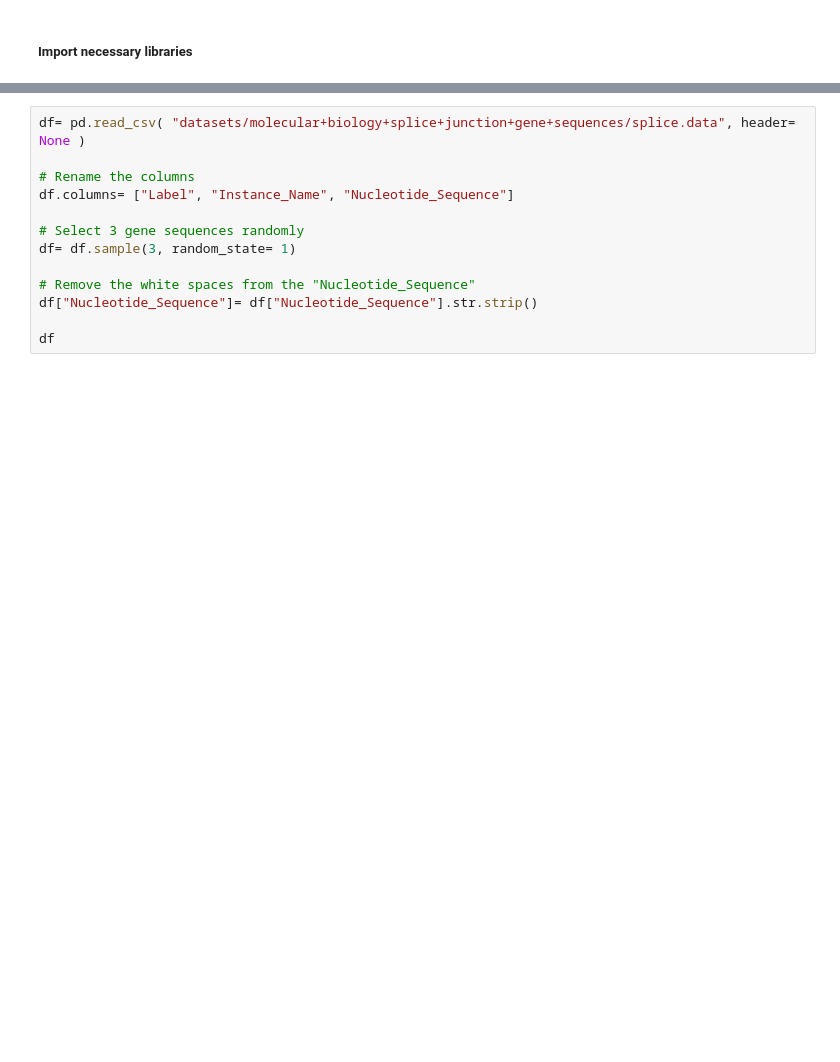
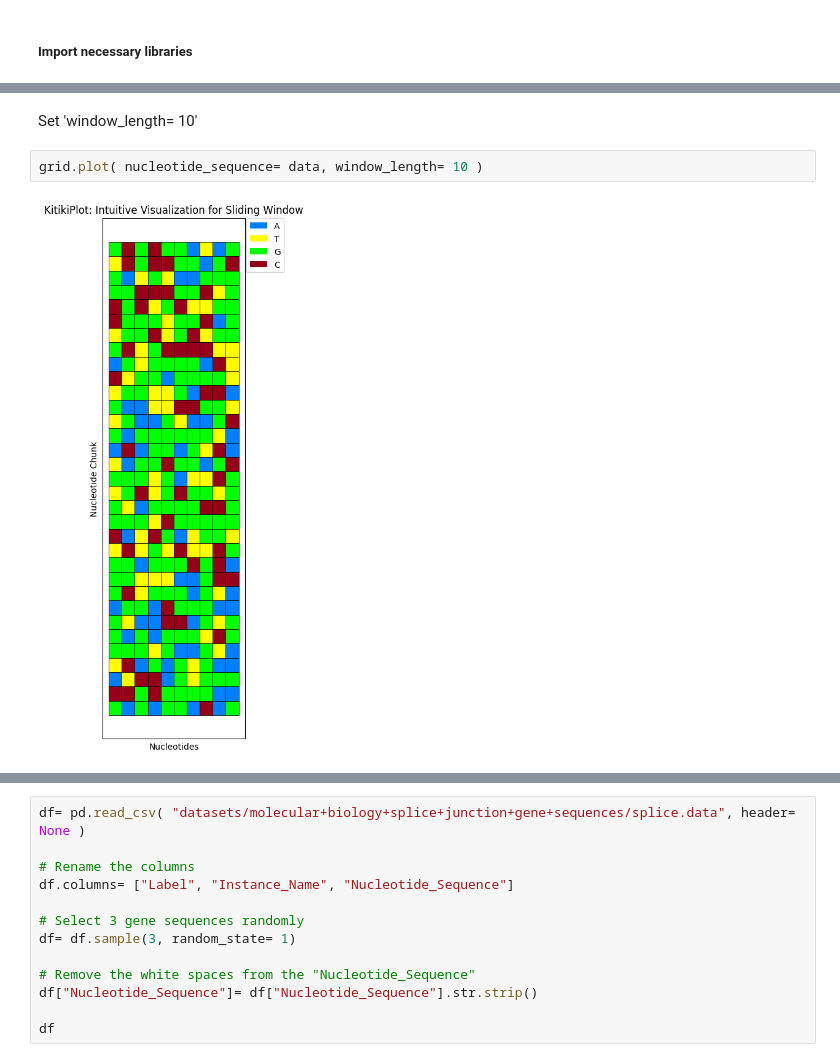
Before and after one commit to BodduSriPavan-111/kitikiplot, a Jupyter notebook: examples/Genome.ipynb, the cells around one changed output, grey strips where cells are left out. Saved outputs shown, nothing was run; the diff lists cells and outputs as text; blank space fills up the shorter version.

```diff
--- a/examples/Genome.ipynb
+++ b/examples/Genome.ipynb
@@ -80,0 +72,6 @@ grid.plot( nucleotide_sequence= data )
+# %% [markdown]
+Set 'window_length= 10'
+# %%
+grid.plot( nucleotide_sequence= data, window_length= 10 )
+# %% [output]
+[figure, added]
```
Also changed, not shown: parts of 24 cells of this notebook, 2 other files.
